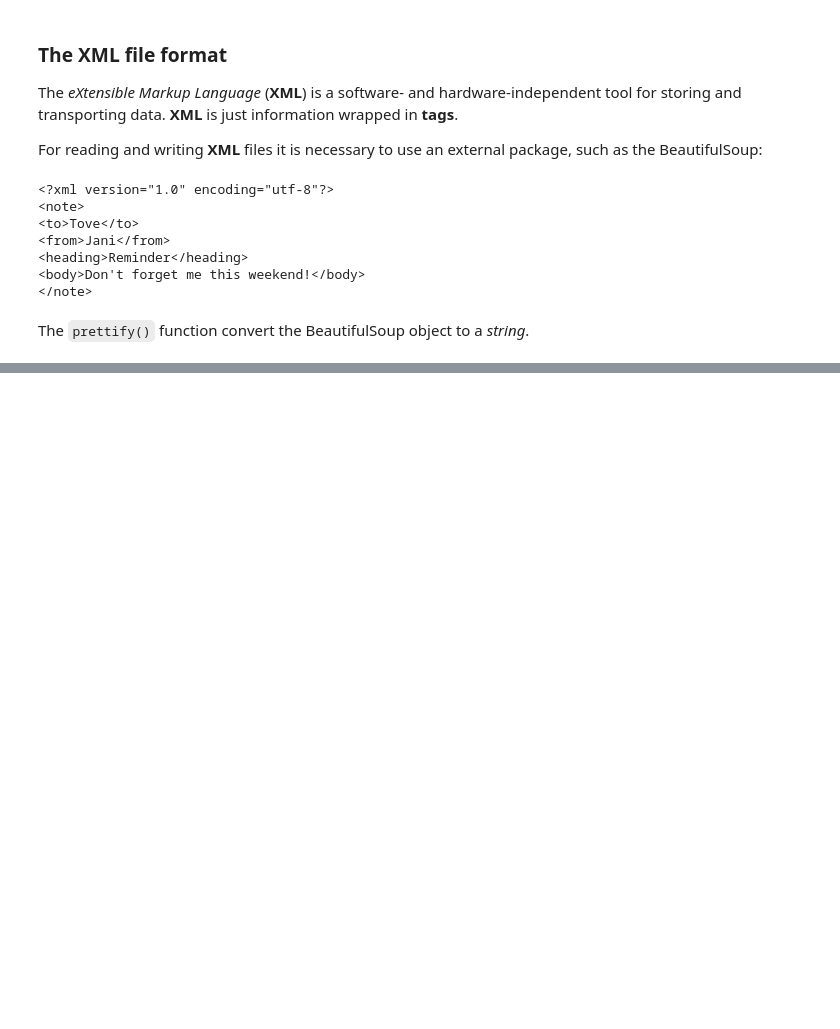
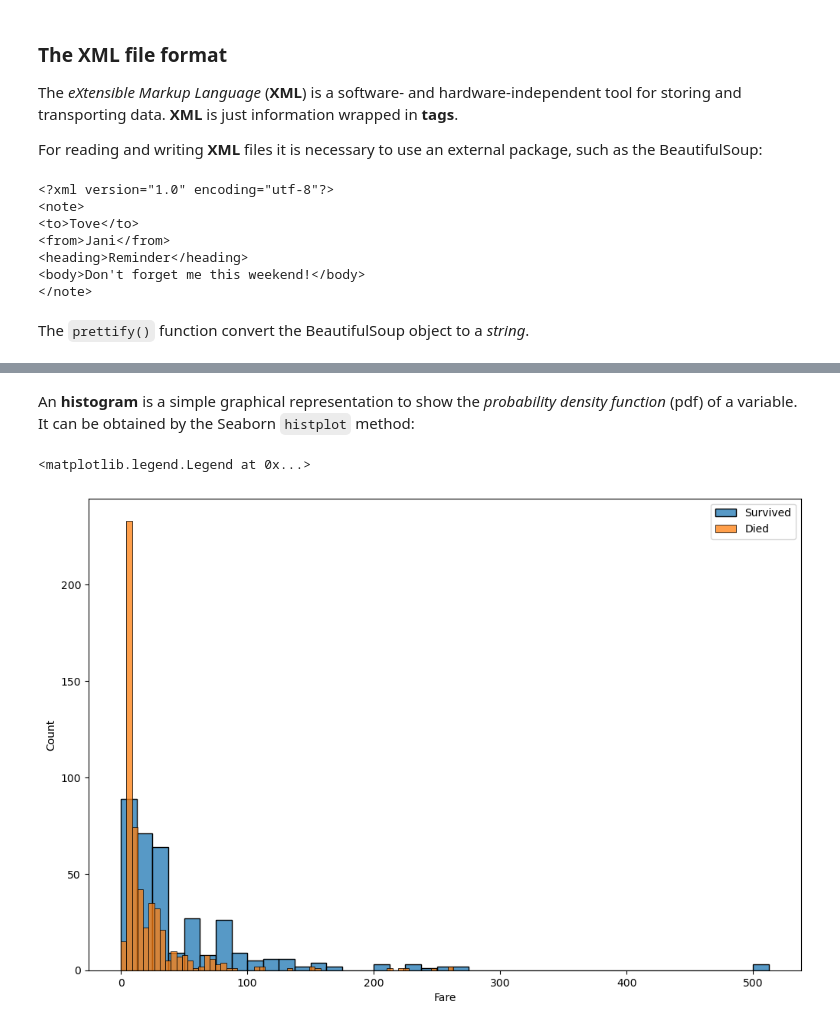
Before and after one commit to mscarpiniti/Python-Data-Science, a Jupyter notebook: Notebooks/6_Data_manipulation.ipynb, the cells around one changed output, grey strips where cells are left out. Drawn from its saved outputs; the diff is of its cells as text; code cells hidden in the pictures; blank space fills up the shorter version.

```diff
--- a/Notebooks/6_Data_manipulation.ipynb
+++ b/Notebooks/6_Data_manipulation.ipynb
@@ -1118,0 +1163,4 @@ The `prettify()` function convert the BeautifulSoup object to a *string*.
+# %%
+file_name = '../data/titanic.csv'
+df2 = pd.read_csv(file_name)
+df2.shape
@@ -1118,0 +1192,12 @@ The `prettify()` function convert the BeautifulSoup object to a *string*.
+# %% [markdown]
+An **histogram** is a simple graphical representation to show the *probability density function* (pdf) of a variable. It can be obtained by the Seaborn `histplot` method:
+# %%
+import matplotlib.pyplot as plt
+
+fig, ax = plt.subplots(figsize =(12,8))
+ax = sns.histplot(df2[df2['Survived']==1].Fare, label='Survived')
+ax = sns.histplot(df2[df2['Survived']==0].Fare, label='Died')
+ax.legend()
+# %% [output]
+<matplotlib.legend.Legend at 0x...>
+[figure, added]
```
Also changed, not shown: parts of 56 cells of this notebook, 4 other files.
